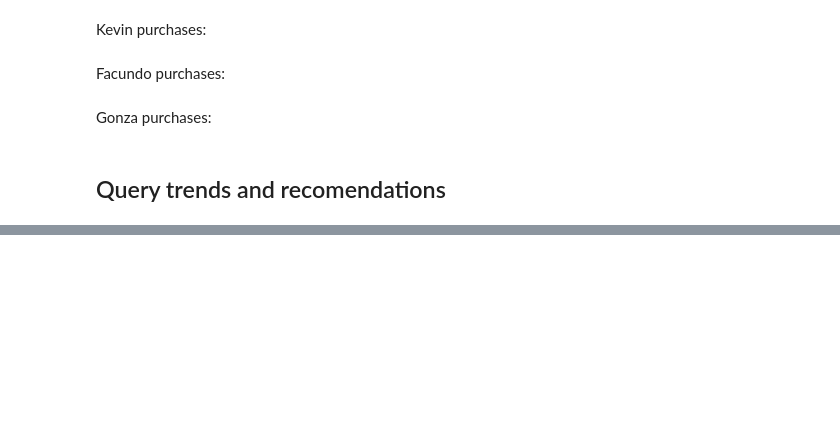
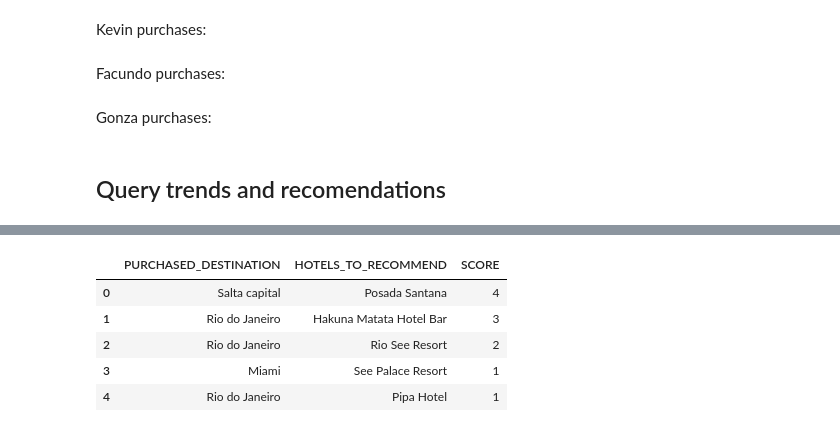
Before and after one commit to adrianmarino/recommendations-toy-example, a Jupyter notebook: toy-example.ipynb, the cells around one changed output, grey strips where cells are left out. Cells and saved outputs as stored; diff of their text form; code cells hidden in the pictures; blank space fills up the shorter version.

```diff
--- a/toy-example.ipynb
+++ b/toy-example.ipynb
@@ -47,3 +42,5 @@ client.run("MATCH (n:ProductReservation) DETACH DELETE n")
+# %%
+client.run("MATCH (n) DETACH DELETE n")
 # %% [markdown]
 #### 2. Load cities
 # %%
@@ -427,0 +631,18 @@ client.query(lambda tx: to_table(tx.run(QUERY2), columns))
+# %%
+QUERY4 = """
+MATCH   (:User)-[s:SEARCHED]->
+        (e:HotelSearchEvent)-[:IN_LOCATION]->
+        (c:City)
+WHERE
+    s.datetime >= (datetime() - duration('P60D'))
+RETURN
+    COUNT(*) as score,
+    c.name as destination
+ORDER BY
+    score DESC,
+    destination ASC
+LIMIT 5
+"""
+columns=['score', 'destination']
+
+client.query(lambda tx: to_table(tx.run(QUERY4), columns))
@@ -428,33 +658,47 @@ client.query(lambda tx: to_table(tx.run(QUERY2), columns))
 # %%
-def products_recomendations_by_destination_for_purchaser_user(email, time_window):
-    return """
+def hotel_recomendations_by_flight_destination_for_purchaser_user(email, time_window):
+    query = """
         MATCH
-            (u:User {email: "%s"})
-                -[:MAKE_A]->(up:Purchase)
-                -[:CONTAINS]->(u_pr:ProductReservation)
-                -[:TO_LOCATION|:IN_LOCATION]->(u_city:City),
-            (ou:User)
-                -[:MAKE_A]->(oup:Purchase)
-                -[:CONTAINS]->(ou_pr:ProductReservation)
-                -[:TO_LOCATION|:IN_LOCATION]->(ou_city:City)
-        WHERE
-            ou <> u
-            AND ou_city <> u_city
-            AND up.datetime >= (datetime() - duration('P%sD'))
-            AND oup.datetime >= (datetime() - duration('P%sD'))
-        WITH
-            distinct(ou_pr) as product
-        MATCH
-            (product)-[:TO_LOCATION|:IN_LOCATION]->(city:City)
-        WITH
-            product.product_type as product_type,
-            city.name as destination,
-            REDUCE (sc=0, c in COLLECT(city) | sc+1 ) AS score
-        RETURN
-            product_type as product,
-            destination,
-            score
-        ORDER BY
-            score DESC
-        LIMIT 10
+          (u:User {email: '%s'})
+
+            -[up:PURCHASE]->(:FlightReservation)
+            -[:TO_LOCATION]->
+
+          (c:City)
+
+              <-[:LOCATED_IN]-(h:Hotel)
+              <-[:TO_STAY_IN]-(hr:HotelReservation)
+              <-[op:PURCHASE]-
+
+          (ou:User)
+                WHERE
+                    ou <> u
+                    AND up.datetime >= (datetime() - duration('P%sD'))
+                    AND op.datetime >= (datetime() - duration('P%sD'))
+                WITH
+                    c.name as purchased_destination,
+                    h.name as hotels_to_recommend,
+                    REDUCE (sc=0, c in COLLECT(h) | sc+1 ) AS score
+                RETURN
+                    purchased_destination,
+                    hotels_to_recommend,
+                    score
+                ORDER BY
+                    score DESC
+                LIMIT 5
     """ % (email, time_window, time_window)
+
+    return client.query(lambda tx: to_table(tx.run(query), columns=['purchased_destination', 'hotels_to_recommend', 'score']))
+
+
+hotel_recomendations_by_flight_destination_for_purchaser_user(
+    email="adrian.marino@almundo.com",
+    time_window = 60  # In days
+)
+# %% [output]
+|  | PURCHASED_DESTINATION | HOTELS_TO_RECOMMEND | SCORE |
+| 0 | Salta capital | Posada Santana | 4 |
+| 1 | Rio do Janeiro | Hakuna Matata Hotel Bar | 3 |
+| 2 | Rio do Janeiro | Rio See Resort | 2 |
+| 3 | Miami | See Palace Resort | 1 |
+| 4 | Rio do Janeiro | Pipa Hotel | 1 |
```
Also changed, not shown: parts of 96 cells of this notebook, 14 other files.
